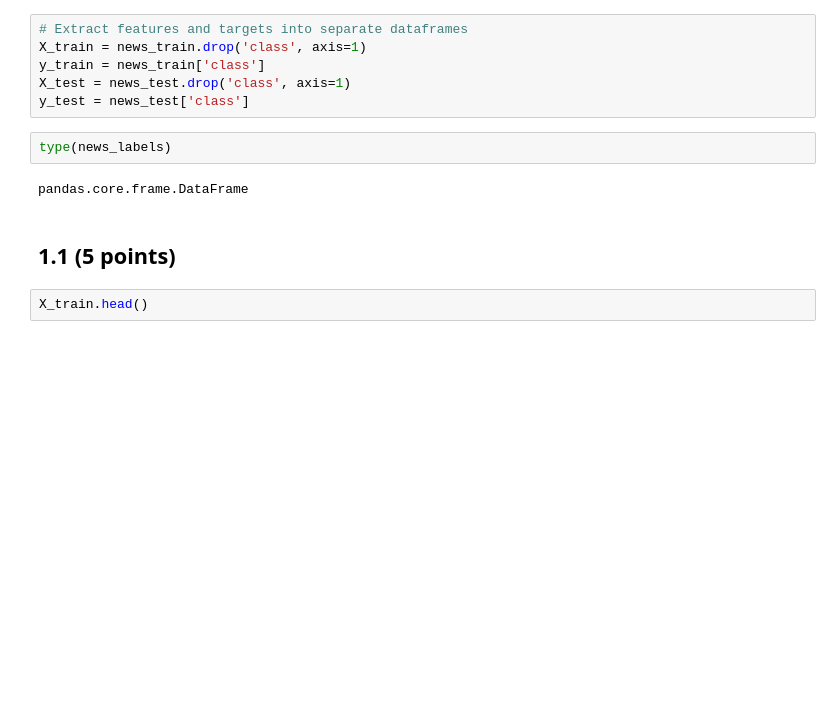
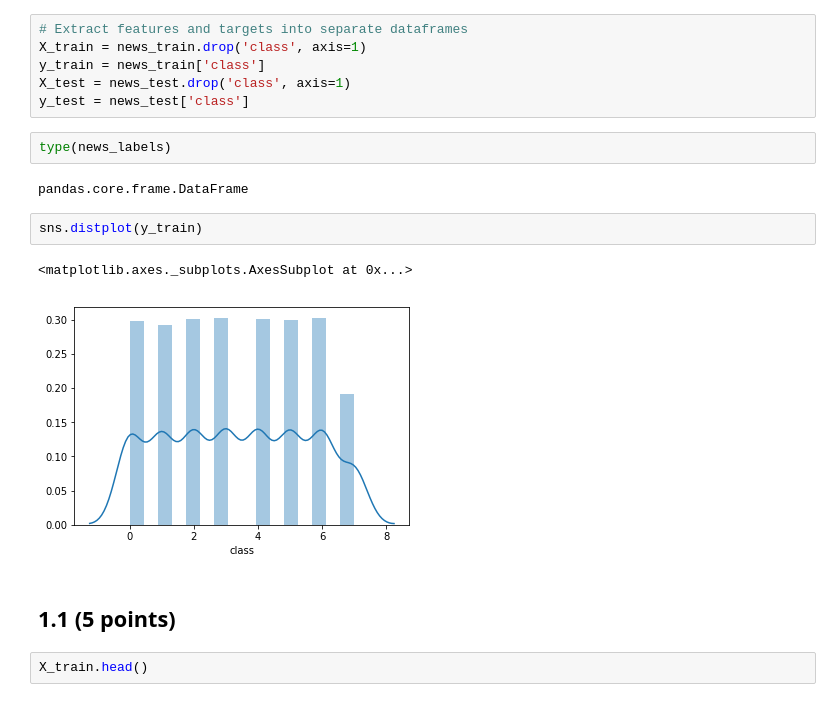
Before and after one commit to celinadong/IAML-CW2, a Jupyter notebook: Data/PartA/Part A - 20 Newsgroups.ipynb, the cells around one changed output. Cells and saved outputs as stored; diff of their text form; blank space fills up the shorter version.

```diff
--- a/Data/PartA/Part A - 20 Newsgroups.ipynb
+++ b/Data/PartA/Part A - 20 Newsgroups.ipynb
@@ -31,6 +31,11 @@ y_test = news_test['class']
 type(news_labels)
 # %% [output]
 pandas.core.frame.DataFrame
+# %%
+sns.distplot(y_train)
+# %% [output]
+<matplotlib.axes._subplots.AxesSubplot at 0x...>
+[figure, added]
 # %% [markdown]
 ## 1.1 (5 points)
 # %%
```
Also changed, not shown: parts of 22 cells of this notebook, 1 other file.
